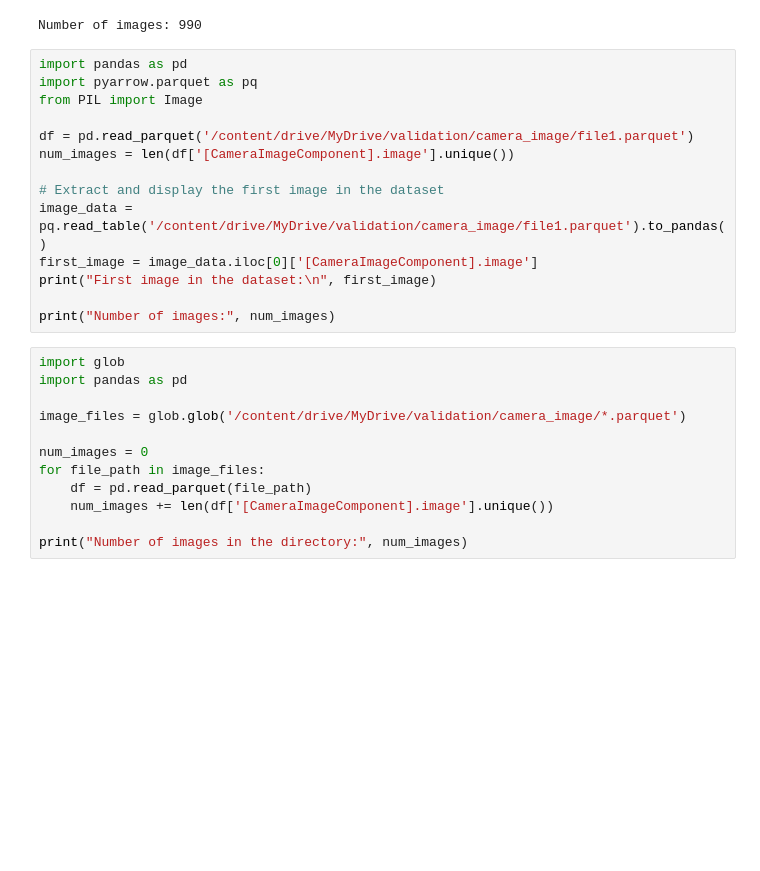
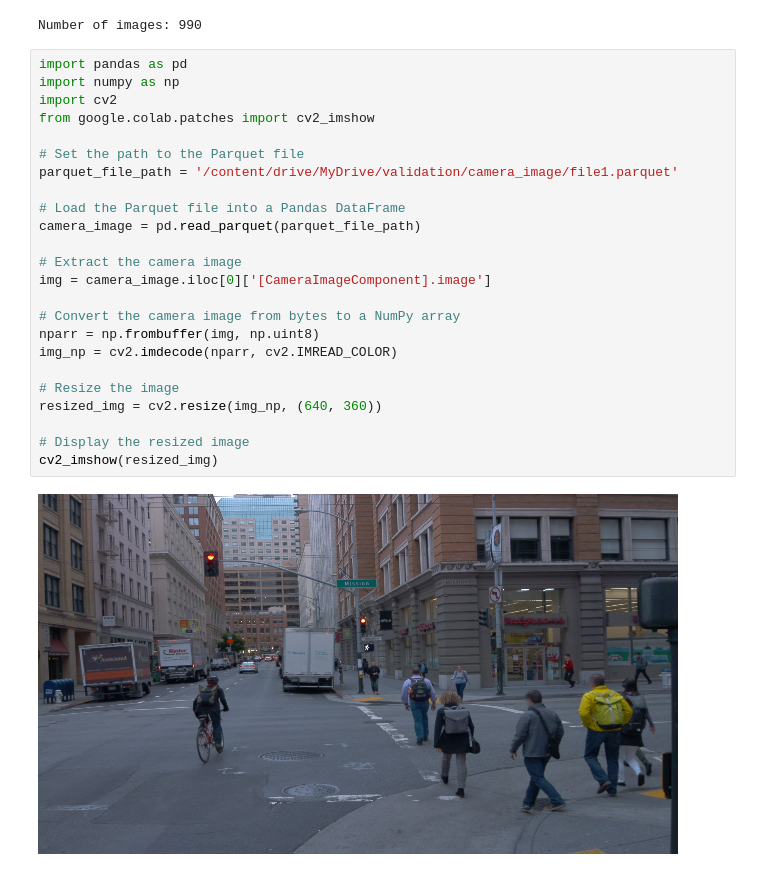
Before and after one commit to neehasajja/waymo-opendataset, a Jupyter notebook: validation/camera_image.ipynb, the cells around one changed output. Drawn from its saved outputs; the diff is of its cells as text; blank space fills up the shorter version.

```diff
--- a/validation/camera_image.ipynb
+++ b/validation/camera_image.ipynb
@@ -118,29 +282,29 @@ num_images = len(df['[CameraImageComponent].image'].unique())
 print("Number of images:", num_images)
 # %% [output]
 Number of images: 990
-# %%
-import pandas as pd
-import pyarrow.parquet as pq
-from PIL import Image
-
-df = pd.read_parquet('/content/drive/MyDrive/validation/camera_image/file1.parquet')
-num_images = len(df['[CameraImageComponent].image'].unique())
-
-# Extract and display the first image in the dataset
-image_data = pq.read_table('/content/drive/MyDrive/validation/camera_image/file1.parquet').to_pandas()
-first_image = image_data.iloc[0]['[CameraImageComponent].image']
-print("First image in the dataset:\n", first_image)
-
-print("Number of images:", num_images)
-# %%
-import glob
-import pandas as pd
-
-image_files = glob.glob('/content/drive/MyDrive/validation/camera_image/*.parquet')
-
-num_images = 0
-for file_path in image_files:
-    df = pd.read_parquet(file_path)
-    num_images += len(df['[CameraImageComponent].image'].unique())
-
-print("Number of images in the directory:", num_images)
+# %%
+import pandas as pd
+import numpy as np
+import cv2
+from google.colab.patches import cv2_imshow
+
+# Set the path to the Parquet file
+parquet_file_path = '/content/drive/MyDrive/validation/camera_image/file1.parquet'
+
+# Load the Parquet file into a Pandas DataFrame
+camera_image = pd.read_parquet(parquet_file_path)
+
+# Extract the camera image
+img = camera_image.iloc[0]['[CameraImageComponent].image']
+
+# Convert the camera image from bytes to a NumPy array
+nparr = np.frombuffer(img, np.uint8)
+img_np = cv2.imdecode(nparr, cv2.IMREAD_COLOR)
+
+# Resize the image
+resized_img = cv2.resize(img_np, (640, 360))
+
+# Display the resized image
+cv2_imshow(resized_img)
+# %% [output]
+[figure, added]
```
Also changed, not shown: parts of 15 cells of this notebook.
